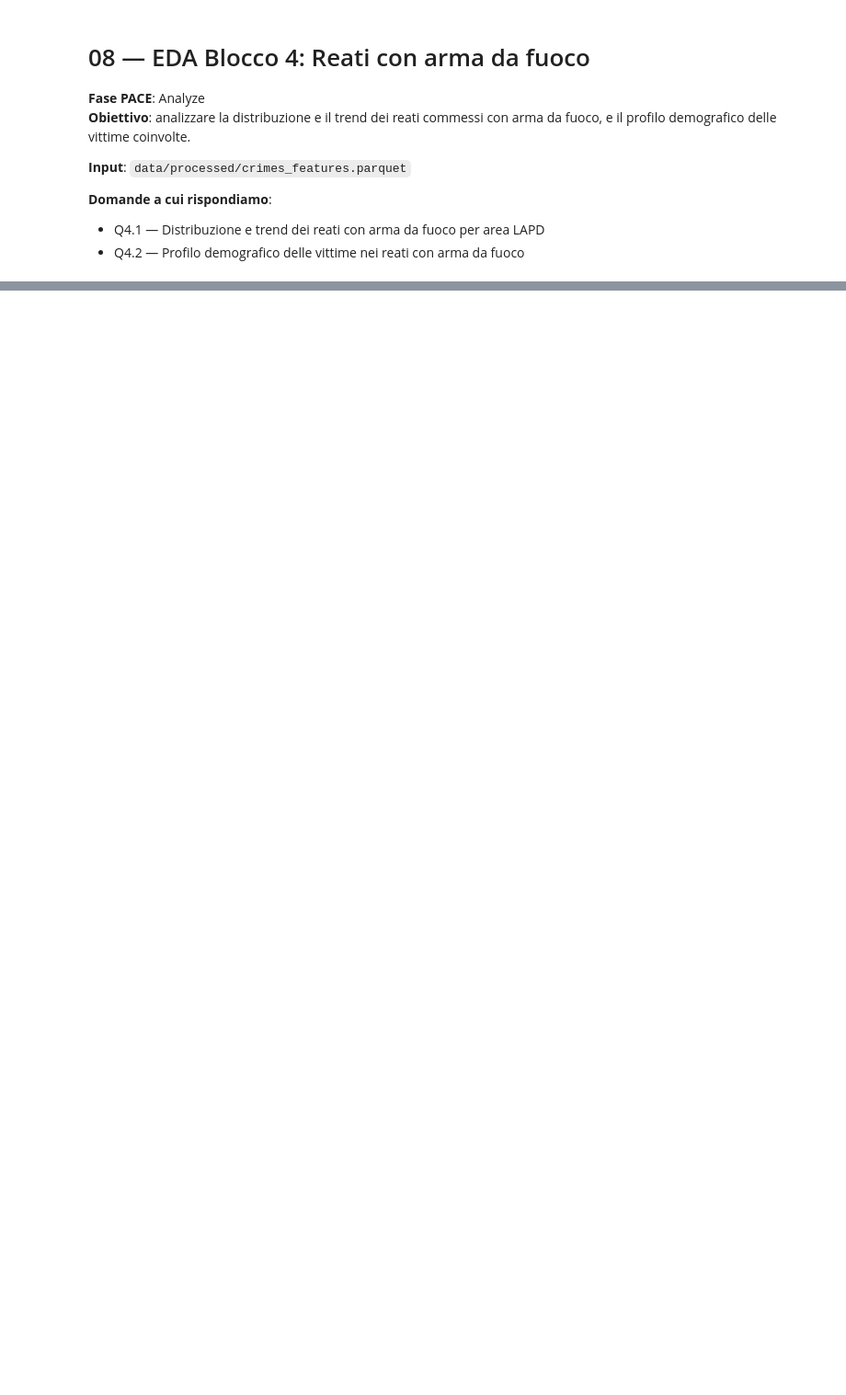
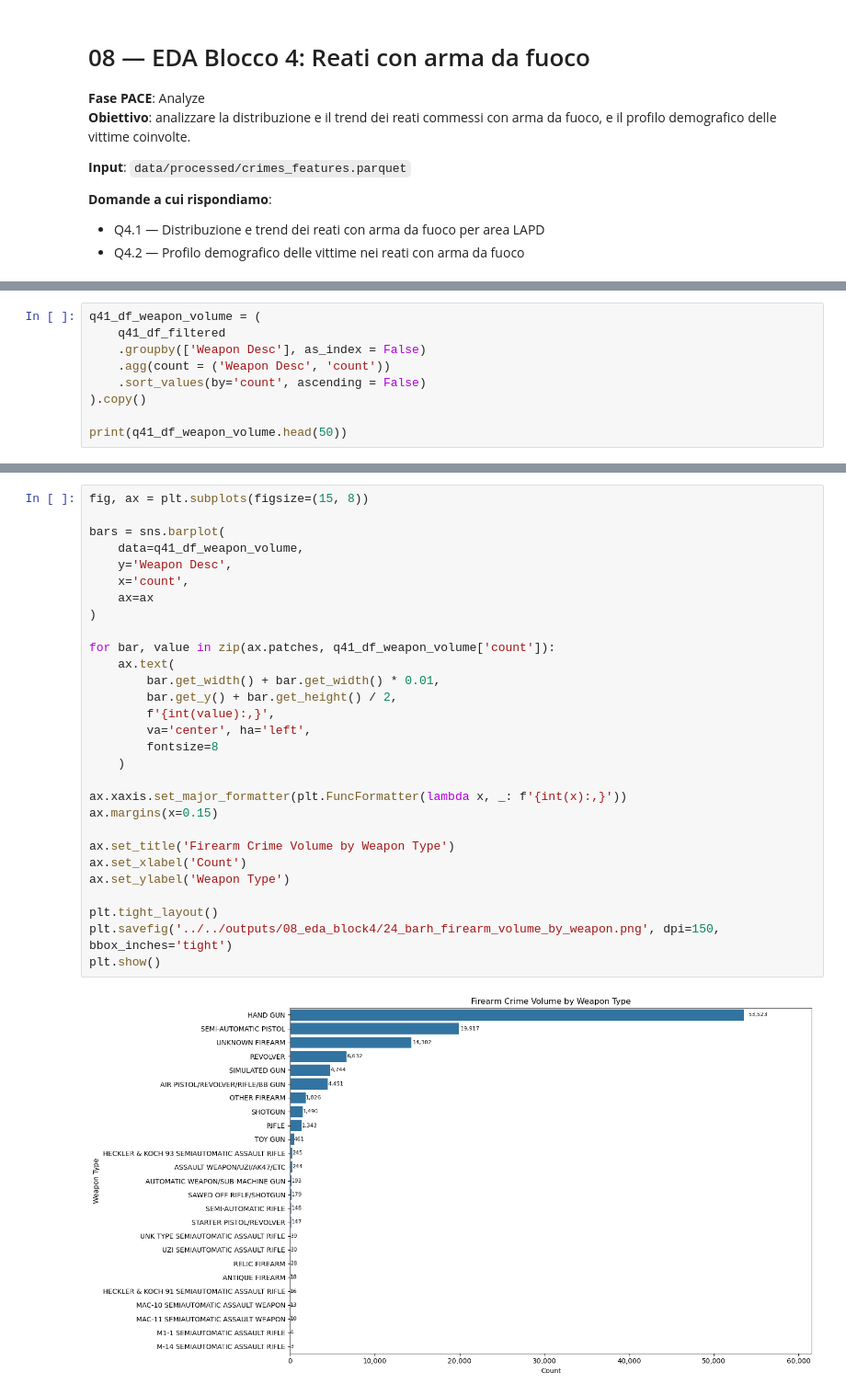
Before and after one commit to AnalystEca/lapd-crime-data, a Jupyter notebook: notebooks/02_analyze/08_eda_block4.ipynb, the cells around one changed output, grey strips where cells are left out. Shown at 92% size. Drawn from its saved outputs; the diff is of its cells as text; blank space fills up the shorter version.

```diff
--- a/notebooks/02_analyze/08_eda_block4.ipynb
+++ b/notebooks/02_analyze/08_eda_block4.ipynb
@@ -30,0 +193,9 @@ df.head()
+# %%
+q41_df_weapon_volume = (
+    q41_df_filtered
+    .groupby(['Weapon Desc'], as_index = False)
+    .agg(count = ('Weapon Desc', 'count'))
+    .sort_values(by='count', ascending = False)
+).copy()
+
+print(q41_df_weapon_volume.head(50))
@@ -30,0 +220,31 @@ df.head()
+# %%
+fig, ax = plt.subplots(figsize=(15, 8))
+
+bars = sns.barplot(
+    data=q41_df_weapon_volume,
+    y='Weapon Desc',
+    x='count',
+    ax=ax
+)
+
+for bar, value in zip(ax.patches, q41_df_weapon_volume['count']):
+    ax.text(
+        bar.get_width() + bar.get_width() * 0.01,
+        bar.get_y() + bar.get_height() / 2,
+        f'{int(value):,}',
+        va='center', ha='left',
+        fontsize=8
+    )
+
+ax.xaxis.set_major_formatter(plt.FuncFormatter(lambda x, _: f'{int(x):,}'))
+ax.margins(x=0.15)
+
+ax.set_title('Firearm Crime Volume by Weapon Type')
+ax.set_xlabel('Count')
+ax.set_ylabel('Weapon Type')
+
+plt.tight_layout()
+plt.savefig('../../outputs/08_eda_block4/24_barh_firearm_volume_by_weapon.png', dpi=150, bbox_inches='tight')
+plt.show()
+# %% [output]
+[figure, added]
```
Also changed, not shown: parts of 9 cells of this notebook, 2 other files.
